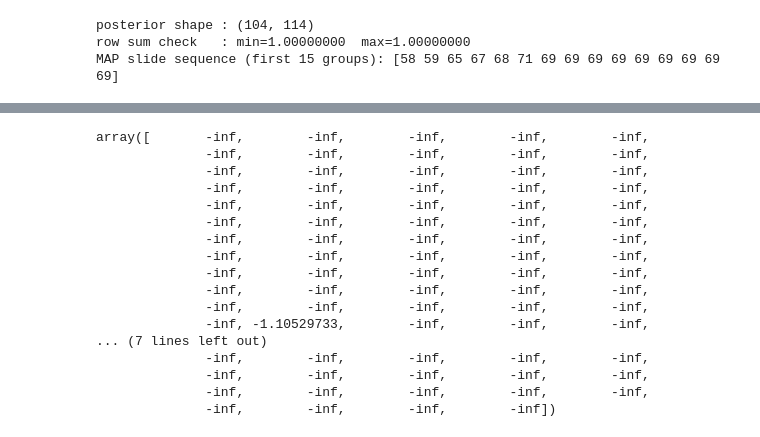
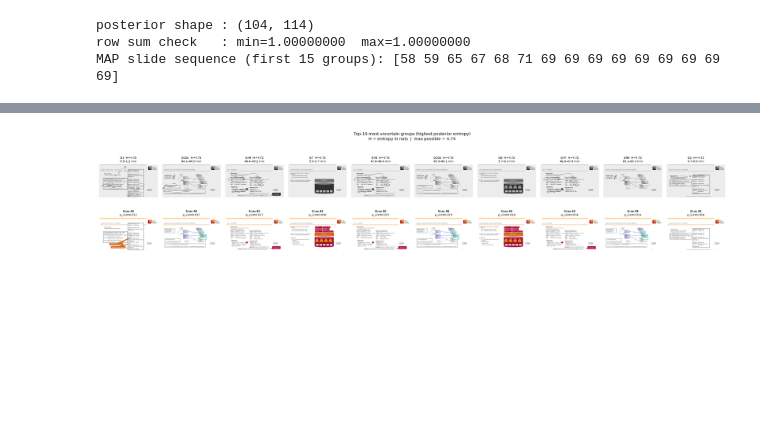
Before and after one commit to Jynns/teletasktranscribed, a Jupyter notebook: notebook/multimodal_hmm.ipynb, the cells around one changed output, grey strips where cells are left out. Drawn from its saved outputs; the diff is of its cells as text; code cells hidden in the pictures; blank space fills up the shorter version.

```diff
--- a/notebook/multimodal_hmm.ipynb
+++ b/notebook/multimodal_hmm.ipynb
@@ -422,53 +480,36 @@ fig, axes = plt.subplots(2, N_SHOW, figsize=(N_SHOW * 2.2, 5))
 
 for col, g in enumerate(top_uncertain):
     slide_idx   = map_slide[g] - 1
-    frame_uint8 = groups[g].frame
+    frame_uint8 = groups[g].frame_representetive
 
     ax_top = axes[0, col]
     if frame_uint8 is not None:
         ax_top.imshow(frame_uint8, cmap='gray', vmin=0, vmax=255)
     else:
         ax_top.set_facecolor('black')
         ax_top.text(0.5, 0.5, 'no frame', color='white',
                     ha='center', va='center', transform=ax_top.transAxes)
     ax_top.set_title(
         f"G{g+1}  H={entropy[g]:.2f}\n"
         f"{groups[g].start_time/60:.1f}–{groups[g].end_time/60:.1f} min",
         fontsize=7
     )
     ax_top.axis('off')
 
     ax_bot = axes[1, col]
-    ax_bot.imshow(slides_raw[slide_idx], cmap='gray', vmin=0, vmax=255)
+    slide_rgb = cv2.cvtColor(slide_images[slide_idx], cv2.COLOR_BGR2RGB)
+    ax_bot.imshow(slide_rgb)
     ax_bot.set_title(f"Slide {slide_idx+1}\np_vis={emit_vis[g, slide_idx]:.3f}", fontsize=7)
     ax_bot.axis('off')
 
 axes[0, 0].set_ylabel('Frame', fontsize=9)
 axes[1, 0].set_ylabel('MAP slide', fontsize=9)
 fig.suptitle(
     f'Top-{N_SHOW} most uncertain groups (highest posterior entropy)\n'
     f'H = entropy in nats  |  max possible = {np.log(n_slides):.2f}',
     fontsize=10
 )
 plt.tight_layout()
 plt.show()
+# %% [output]
+[figure, added]
-# %%
-log_emit_vis[3]
-# %% [output]
-array([       -inf,        -inf,        -inf,        -inf,        -inf,
-              -inf,        -inf,        -inf,        -inf,        -inf,
-              -inf,        -inf,        -inf,        -inf,        -inf,
-              -inf,        -inf,        -inf,        -inf,        -inf,
-              -inf,        -inf,        -inf,        -inf,        -inf,
-              -inf,        -inf,        -inf,        -inf,        -inf,
-              -inf,        -inf,        -inf,        -inf,        -inf,
-              -inf,        -inf,        -inf,        -inf,        -inf,
-              -inf,        -inf,        -inf,        -inf,        -inf,
-              -inf,        -inf,        -inf,        -inf,        -inf,
-              -inf,        -inf,        -inf,        -inf,        -inf,
-              -inf, -1.10529733,        -inf,        -inf,        -inf,
-... (7 lines left out)
-              -inf,        -inf,        -inf,        -inf,        -inf,
-              -inf,        -inf,        -inf,        -inf,        -inf,
-              -inf,        -inf,        -inf,        -inf,        -inf,
-              -inf,        -inf,        -inf,        -inf])
```
Also changed, not shown: parts of 11 cells of this notebook, 2 other files.
